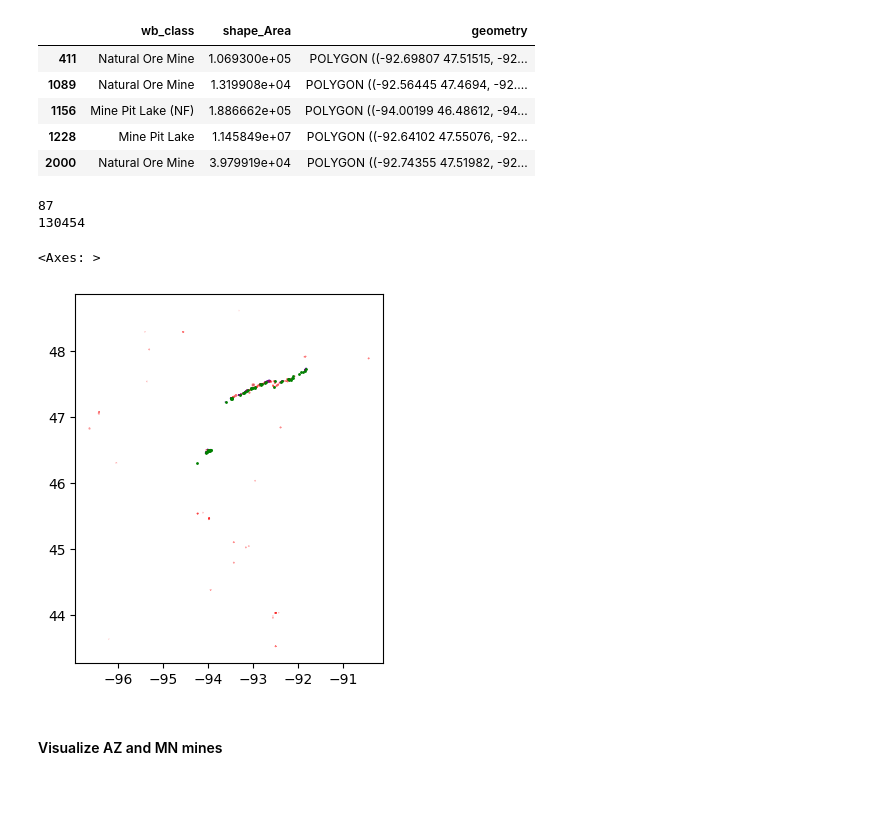
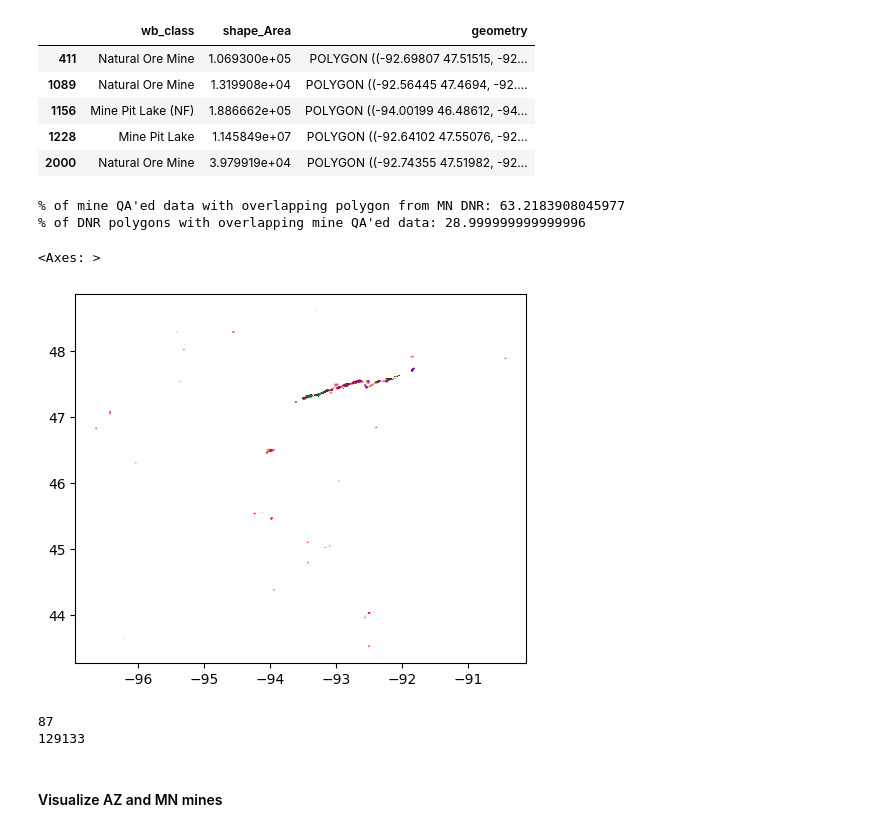
Before and after one commit to Ode-PBLLC/aquarry, a Jupyter notebook: mine_mapping.ipynb, the cells around one changed output. Saved outputs shown, nothing was run; the diff lists cells and outputs as text; code cells hidden in the pictures; blank space fills up the shorter version.

```diff
--- a/mine_mapping.ipynb
+++ b/mine_mapping.ipynb
@@ -525,33 +314,43 @@ dnr_pit_lakes.head()
 | 1156 | Mine Pit Lake (NF) | 1.886662e+05 | POLYGON ((-94.00199 46.48612, -94... |
 | 1228 | Mine Pit Lake | 1.145849e+07 | POLYGON ((-92.64102 47.55076, -92... |
 | 2000 | Natural Ore Mine | 3.979919e+04 | POLYGON ((-92.74355 47.51982, -92... |
-# %%
-# Hold out Crosby MN
-
-crosby_mn = gpd.read_file('data/crosby_mn.geojson')
-#dnr_pit_lakes = dnr_pit_lakes[~dnr_pit_lakes.geometry.intersects(crosby_mn.geometry.iloc[0])]
-
-#print(len(dnr_pit_lakes))
-
-mn_qa = mn_qa[~mn_qa.geometry.intersects(crosby_mn.geometry.iloc[0])]
-dnr_water = dnr_water[~dnr_water.geometry.intersects(crosby_mn.geometry.iloc[0])]
-print((mn_qa['category']=='a').sum())
-print(len(dnr_water))
-# %% [output]
-87
-130454
+# %%
+mn_qa_mines = mn_qa[mn_qa['category']=='a']
+overlap_check = gpd.sjoin(mn_qa_mines, dnr_pit_lakes, how = 'inner', predicate = "intersects")
+overlap_check = overlap_check.drop_duplicates(subset=["objectid"])
+print(f"% of mine QA'ed data with overlapping polygon from MN DNR: {len(overlap_check)/len(mn_qa_mines)*100}")
+
+overlap_check = gpd.sjoin(dnr_pit_lakes, mn_qa_mines, how = 'inner', predicate = "intersects")
+overlap_check = overlap_check.drop_duplicates(subset=["geometry"])
+print(f"% of DNR polygons with overlapping mine QA'ed data: {len(overlap_check)/len(dnr_pit_lakes)*100}")
+# %% [output]
+% of mine QA'ed data with overlapping polygon from MN DNR: 63.2183908045977
+% of DNR polygons with overlapping mine QA'ed data: 28.999999999999996
 # %%
-#Check overlap of Minnesota Aquarry points and DNR polygons
+#Visualize overlap of Minnesota Aquarry QAed mines and DNR polygons
 providers = cx.providers.flatten()
 
-overlap = gpd.sjoin(dnr_pit_lakes,mn_mines_pts,how = "inner",rsuffix="1")
+overlap = gpd.sjoin(dnr_pit_lakes,mn_qa_mines,how = "inner",rsuffix="1")
 
 ax = overlap.plot(edgecolor = 'blue')
-dnr_pit_lakes.plot(ax=ax,edgecolor = 'red', alpha = 0.5)
-mn_mines_pts.plot(ax = ax, color = 'green',markersize = 1)
+dnr_pit_lakes.plot(ax = ax,edgecolor = 'red', alpha = 0.5)
+mn_qa_mines.plot(ax = ax, color = 'green',markersize = 1)
 # %% [output]
 <Axes: >
-[figure, old version]
+[figure, new version]
+# %%
+# Hold out Crosby MN
+
+crosby_mn = gpd.read_file('data/crosby_mn.geojson')
+dnr_pit_lakes = dnr_pit_lakes[~dnr_pit_lakes.geometry.intersects(crosby_mn.geometry.iloc[0])]
+mn_qa = mn_qa[~mn_qa.geometry.intersects(crosby_mn.geometry.iloc[0])]
+dnr_water = dnr_water[~dnr_water.geometry.intersects(crosby_mn.geometry.iloc[0])]
+
+print((mn_qa['category']=='a').sum())
+print(len(dnr_water))
+# %% [output]
+87
+129133
 # %% [markdown]
 #### Visualize AZ and MN mines
 # %%
```
Also changed, not shown: parts of 60 cells of this notebook.
